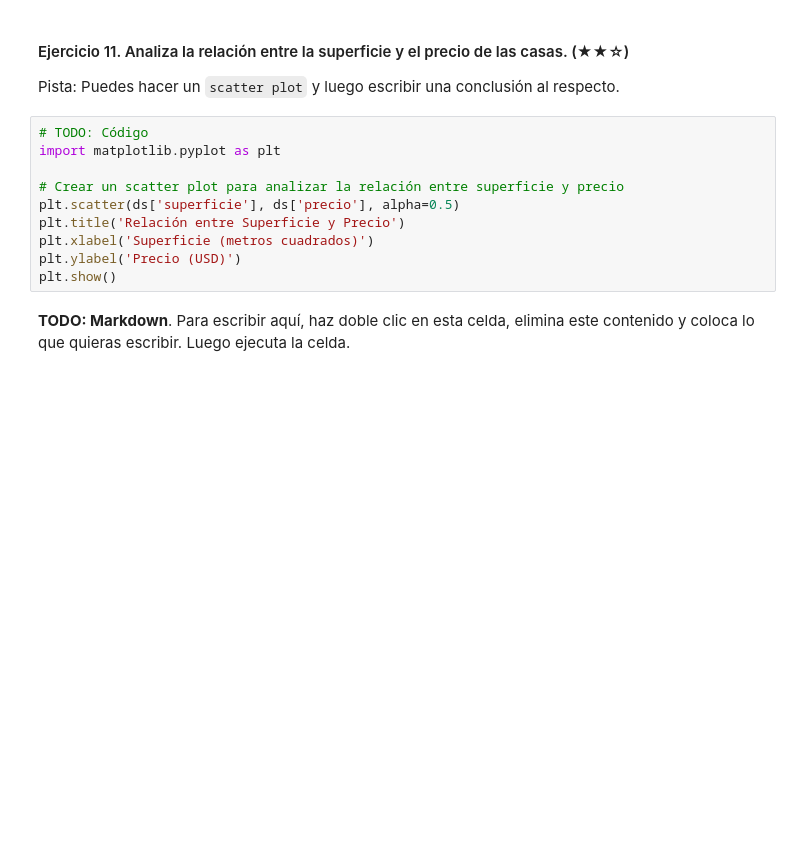
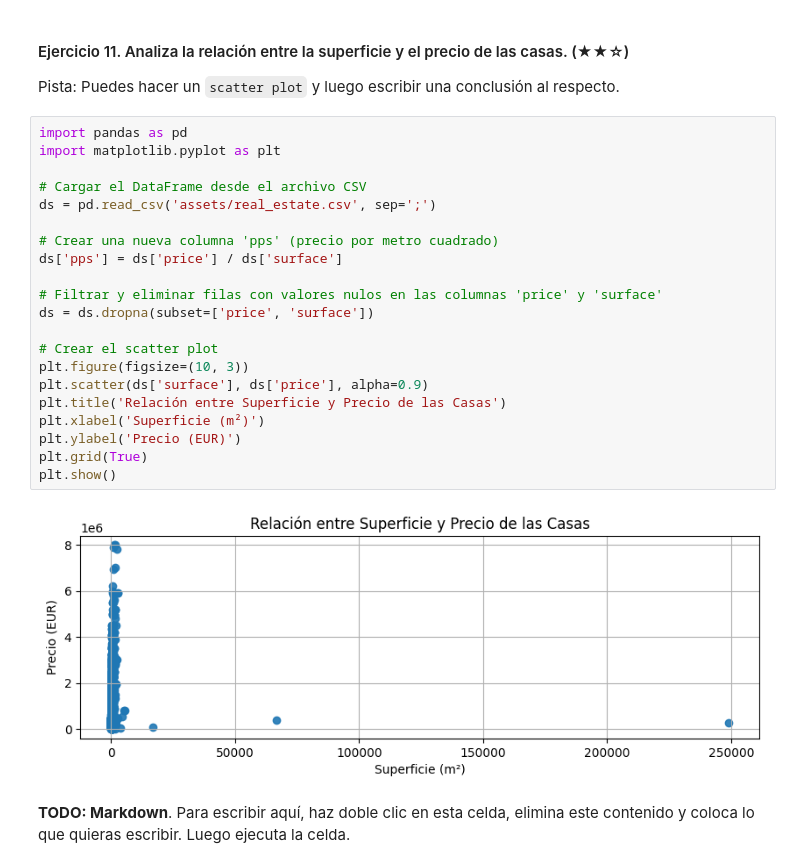
Before and after one commit to 4GeeksAcademy/0-PILAR-PREWORK, a Jupyter notebook: ejercicioPILARH-project.es.ipynb, the cells around one changed output. Saved outputs shown, nothing was run; the diff lists cells and outputs as text; blank space fills up the shorter version.

```diff
--- a/ejercicioPILARH-project.es.ipynb
+++ b/ejercicioPILARH-project.es.ipynb
@@ -212,15 +317,28 @@ print(f"¿Son los precios promedios por metro cuadrado de Valdemorillo y Galapag
 
 Pista: Puedes hacer un `scatter plot` y luego escribir una conclusión al respecto.
 # %%
-# TODO: Código
+import pandas as pd
 import matplotlib.pyplot as plt
 
-# Crear un scatter plot para analizar la relación entre superficie y precio
-plt.scatter(ds['superficie'], ds['precio'], alpha=0.5)
-plt.title('Relación entre Superficie y Precio')
-plt.xlabel('Superficie (metros cuadrados)')
-plt.ylabel('Precio (USD)')
+# Cargar el DataFrame desde el archivo CSV
+ds = pd.read_csv('assets/real_estate.csv', sep=';')
+
+# Crear una nueva columna 'pps' (precio por metro cuadrado)
+ds['pps'] = ds['price'] / ds['surface']
+
+# Filtrar y eliminar filas con valores nulos en las columnas 'price' y 'surface'
+ds = ds.dropna(subset=['price', 'surface'])
+
+# Crear el scatter plot
+plt.figure(figsize=(10, 3))
+plt.scatter(ds['surface'], ds['price'], alpha=0.9)
+plt.title('Relación entre Superficie y Precio de las Casas')
+plt.xlabel('Superficie (m²)')
+plt.ylabel('Precio (EUR)')
+plt.grid(True)
 plt.show()
+# %% [output]
+[figure, added]
 # %% [markdown]
 **TODO: Markdown**. Para escribir aquí, haz doble clic en esta celda, elimina este contenido y coloca lo que quieras escribir. Luego ejecuta la celda.
 # %% [markdown]
```
Also changed, not shown: parts of 24 cells of this notebook, 2 other files.
